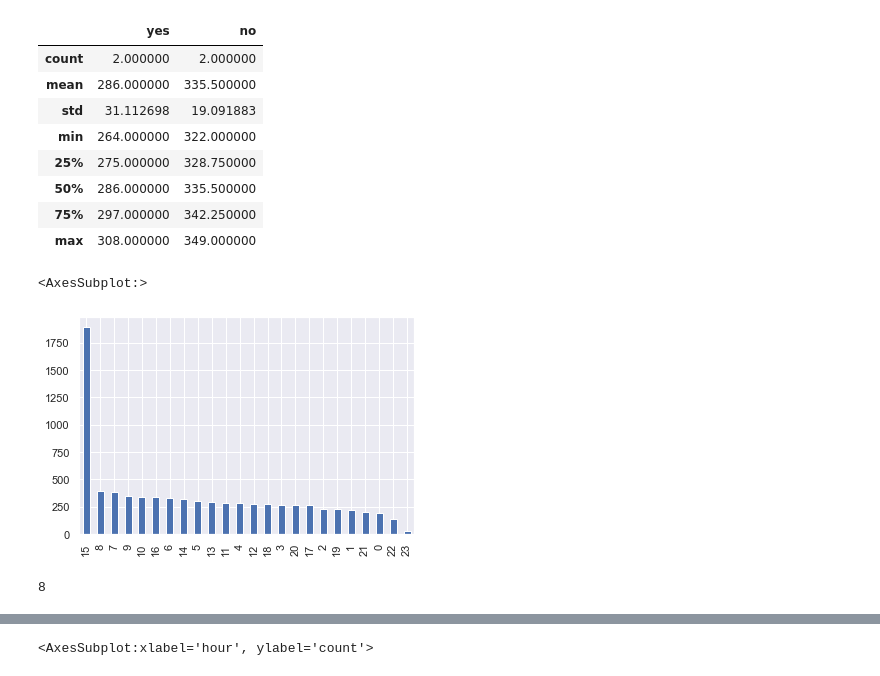
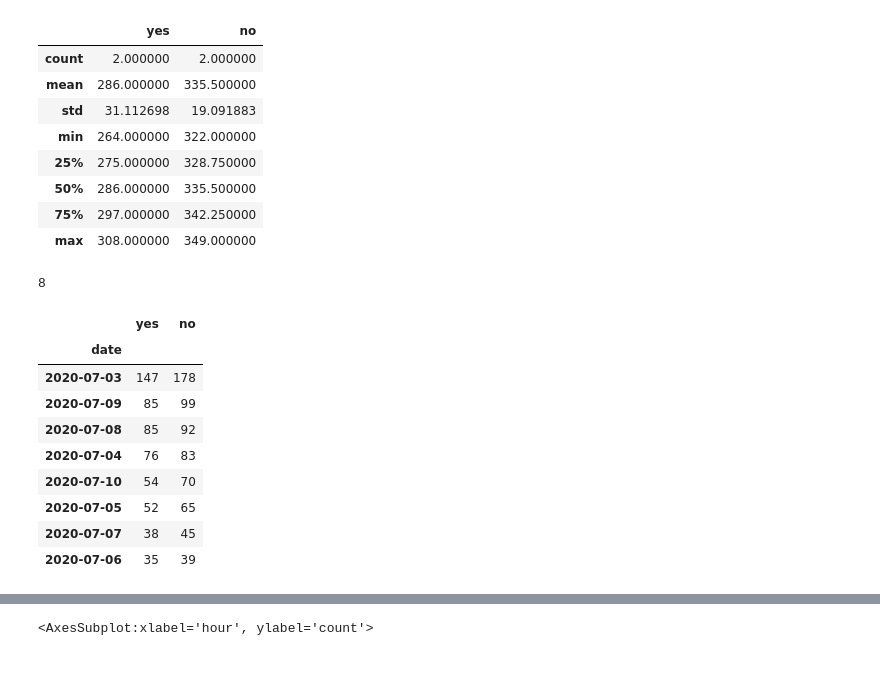
Before and after one commit to 10Academy-B6-W2/Smart-Ads-campaign-performance-analysis, a Jupyter notebook: notebooks/EDA_for_ABTesting.ipynb, the cells around one changed output, grey strips where cells are left out. Saved outputs shown, nothing was run; the diff lists cells and outputs as text; code cells hidden in the pictures.

```diff
--- a/notebooks/EDA_for_ABTesting.ipynb
+++ b/notebooks/EDA_for_ABTesting.ipynb
@@ -345,10 +357,4 @@ experiment.describe()
 | 50% | 286.000000 | 335.500000 |
 | 75% | 297.000000 | 342.250000 |
 | max | 308.000000 | 349.000000 |
-# %%
-hr = df['hour'].value_counts()
-hr.plot.bar()
-# %% [output]
-<AxesSubplot:>
-[figure, removed]
 # %%
@@ -356,2 +362,17 @@ dt = df['date'].nunique()
 # %% [output]
 8
+# %%
+platform_os_metrics = df.groupby('date').agg({'yes': 'sum','no': 'sum'})
+platform_os_metrics.sort_values(by=['yes', 'no'], ascending=False)
+#dt.head(10)
+# %% [output]
+|  | yes | no |
+| date |  |  |
+| 2020-07-03 | 147 | 178 |
+| 2020-07-09 | 85 | 99 |
+| 2020-07-08 | 85 | 92 |
+| 2020-07-04 | 76 | 83 |
+| 2020-07-10 | 54 | 70 |
+| 2020-07-05 | 52 | 65 |
+| 2020-07-07 | 38 | 45 |
+| 2020-07-06 | 35 | 39 |
```
Also changed, not shown: parts of 16 cells of this notebook.
